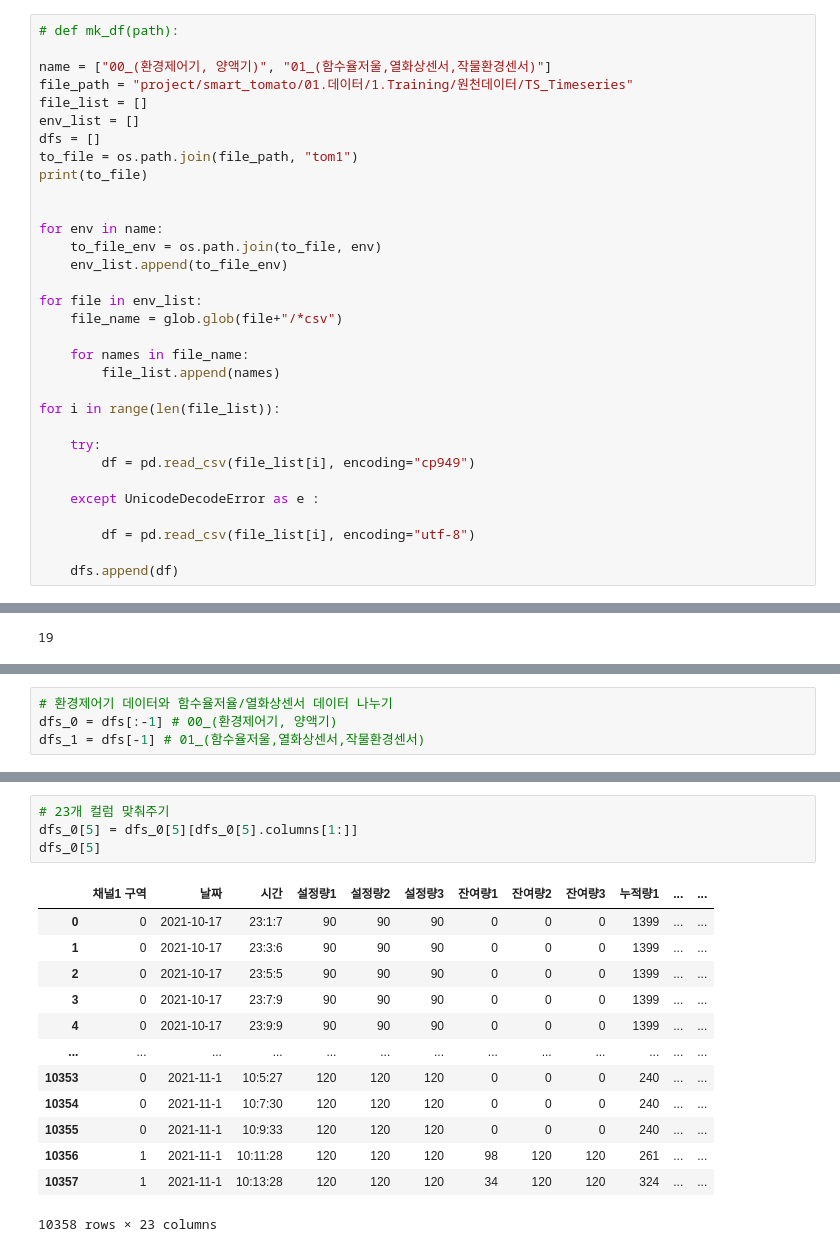
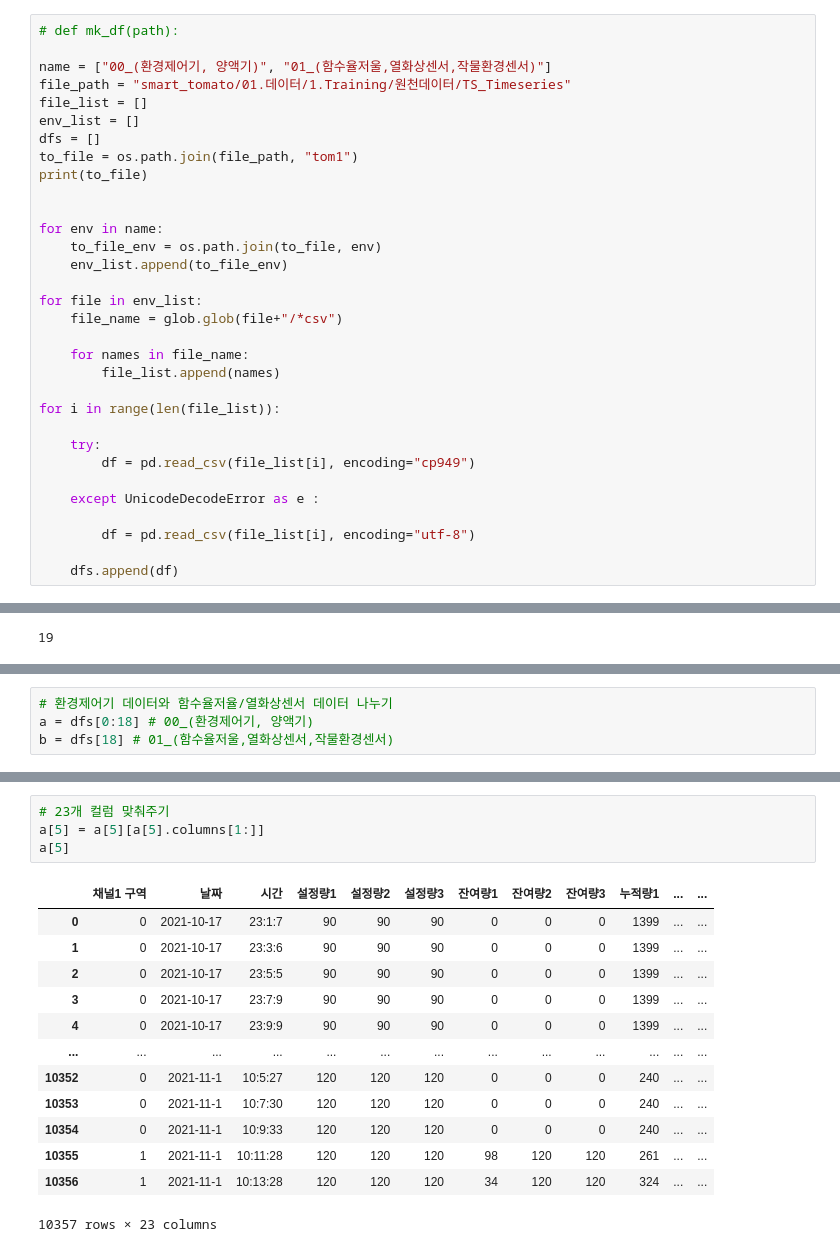
Before and after one commit to naleetwo/FinalProject, a Jupyter notebook: Code/jinseok/farm1_env_data.ipynb, the cells around one changed output, grey strips where cells are left out. Drawn from its saved outputs; the diff is of its cells as text.

```diff
--- a/Code/jinseok/farm1_env_data.ipynb
+++ b/Code/jinseok/farm1_env_data.ipynb
@@ -72,7 +72,7 @@ from sklearn.neural_network import MLPClassifier
 # def mk_df(path):
 
 name = ["00_(환경제어기, 양액기)", "01_(함수율저울,열화상센서,작물환경센서)"]
-file_path = "project/smart_tomato/01.데이터/1.Training/원천데이터/TS_Timeseries"
+file_path = "smart_tomato/01.데이터/1.Training/원천데이터/TS_Timeseries"
 file_list = []
 env_list = []
 dfs = []
@@ -125,4 +129,4 @@ dfs[0]
 # %%
 # 환경제어기 데이터와 함수율저율/열화상센서 데이터 나누기
-dfs_0 = dfs[:-1] # 00_(환경제어기, 양액기)
-dfs_1 = dfs[-1] # 01_(함수율저울,열화상센서,작물환경센서)
+a = dfs[0:18] # 00_(환경제어기, 양액기)
+b = dfs[18] # 01_(함수율저울,열화상센서,작물환경센서)
@@ -183,19 +204,19 @@ for i in range(18):
 23
 # %%
 # 23개 컬럼 맞춰주기
-dfs_0[5] = dfs_0[5][dfs_0[5].columns[1:]]
-dfs_0[5]
+a[5] = a[5][a[5].columns[1:]]
+a[5]
 # %% [output]
 |  | 채널1 구역 | 날짜 | 시간 | 설정량1 | 설정량2 | 설정량3 | 잔여량1 | 잔여량2 | 잔여량3 | 누적량1 | ... | ... |
 | 0 | 0 | 2021-10-17 | 23:1:7 | 90 | 90 | 90 | 0 | 0 | 0 | 1399 | ... | ... |
 | 1 | 0 | 2021-10-17 | 23:3:6 | 90 | 90 | 90 | 0 | 0 | 0 | 1399 | ... | ... |
 | 2 | 0 | 2021-10-17 | 23:5:5 | 90 | 90 | 90 | 0 | 0 | 0 | 1399 | ... | ... |
 | 3 | 0 | 2021-10-17 | 23:7:9 | 90 | 90 | 90 | 0 | 0 | 0 | 1399 | ... | ... |
 | 4 | 0 | 2021-10-17 | 23:9:9 | 90 | 90 | 90 | 0 | 0 | 0 | 1399 | ... | ... |
 | ... | ... | ... | ... | ... | ... | ... | ... | ... | ... | ... | ... | ... |
-| 10353 | 0 | 2021-11-1 | 10:5:27 | 120 | 120 | 120 | 0 | 0 | 0 | 240 | ... | ... |
-| 10354 | 0 | 2021-11-1 | 10:7:30 | 120 | 120 | 120 | 0 | 0 | 0 | 240 | ... | ... |
-| 10355 | 0 | 2021-11-1 | 10:9:33 | 120 | 120 | 120 | 0 | 0 | 0 | 240 | ... | ... |
-| 10356 | 1 | 2021-11-1 | 10:11:28 | 120 | 120 | 120 | 98 | 120 | 120 | 261 | ... | ... |
-| 10357 | 1 | 2021-11-1 | 10:13:28 | 120 | 120 | 120 | 34 | 120 | 120 | 324 | ... | ... |
+| 10352 | 0 | 2021-11-1 | 10:5:27 | 120 | 120 | 120 | 0 | 0 | 0 | 240 | ... | ... |
+| 10353 | 0 | 2021-11-1 | 10:7:30 | 120 | 120 | 120 | 0 | 0 | 0 | 240 | ... | ... |
+| 10354 | 0 | 2021-11-1 | 10:9:33 | 120 | 120 | 120 | 0 | 0 | 0 | 240 | ... | ... |
+| 10355 | 1 | 2021-11-1 | 10:11:28 | 120 | 120 | 120 | 98 | 120 | 120 | 261 | ... | ... |
+| 10356 | 1 | 2021-11-1 | 10:13:28 | 120 | 120 | 120 | 34 | 120 | 120 | 324 | ... | ... |
-10358 rows × 23 columns
+10357 rows × 23 columns
```
Also changed, not shown: parts of 52 cells of this notebook, 3 other files.
